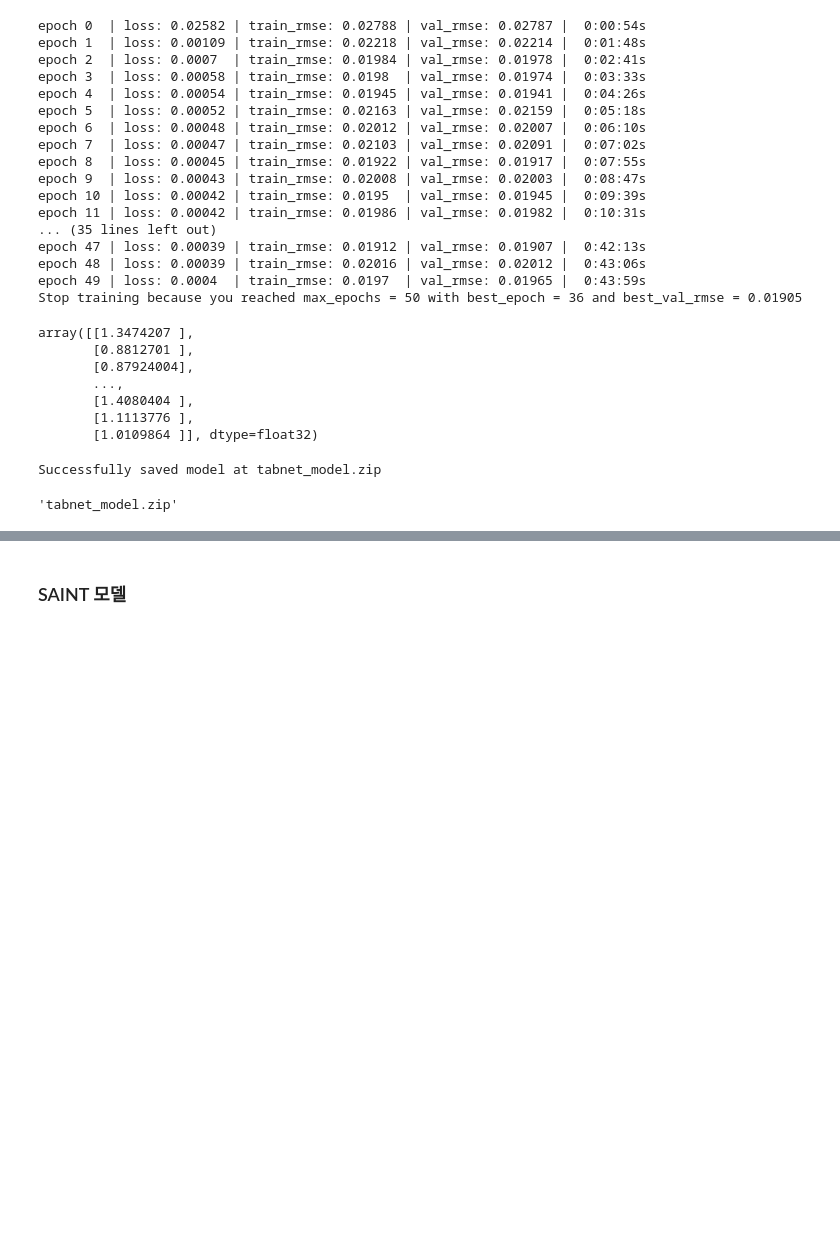
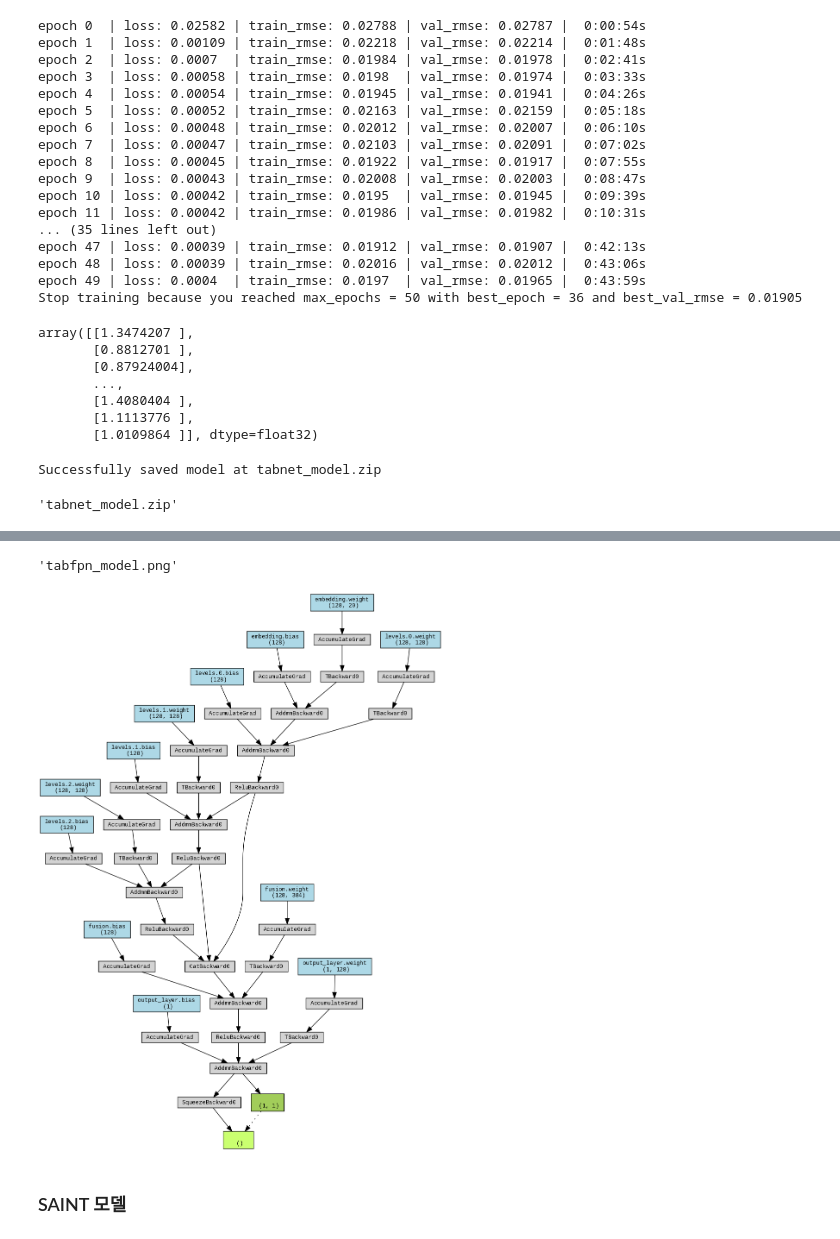
Before and after one commit to softstat/Deep-Learning, a Jupyter notebook: MS_kim.ipynb, the cells around one changed output, grey strips where cells are left out. Saved outputs shown, nothing was run; the diff lists cells and outputs as text; code cells hidden in the pictures; blank space fills up the shorter version.

```diff
--- a/MS_kim.ipynb
+++ b/MS_kim.ipynb
@@ -1858,21 +1885,19 @@ Installing collected packages: nvidia-nvtx-cu12, nvidia-nvjitlink-cu12, nvidia-n
 Successfully installed nvidia-cublas-cu12-12.1.3.1 nvidia-cuda-cupti-cu12-12.1.105 nvidia-cuda-nvrtc-cu12-12.1.105 nvidia-cuda-runtime-cu12-12.1.105 nvidia-cudnn-cu12-8.9.2.26 nvidia-cufft-cu12-11.0.2 ...
 # %%
 # 시각화
+from torchviz import make_dot
 dummy_input = torch.randn(1, input_dim)
 yhat = model(dummy_input)
 
 # 모델 시각화
 make_dot(yhat, params=dict(model.named_parameters())).render("tabfpn_model", format="png")
-
-# 예측
-model.eval()
-with torch.no_grad():
-    predictions = model(X_test_tensor_pca).numpy()
-
-# 결과 저장
-submission_df = pd.read_csv('sample_submission.csv')
-submission_df['FloodProbability'] = predictions
-submission_df.to_csv("tabfpn.csv", index=False)
+# %% [output]
+'tabfpn_model.png'
+# %%
+from IPython.display import Image
+Image(filename='/content/tabfpn_model.png')
+# %% [output]
+[figure, added]
 # %% [markdown]
 ### SAINT 모델
 # %% [markdown]
```
Also changed, not shown: parts of 12 cells of this notebook.
